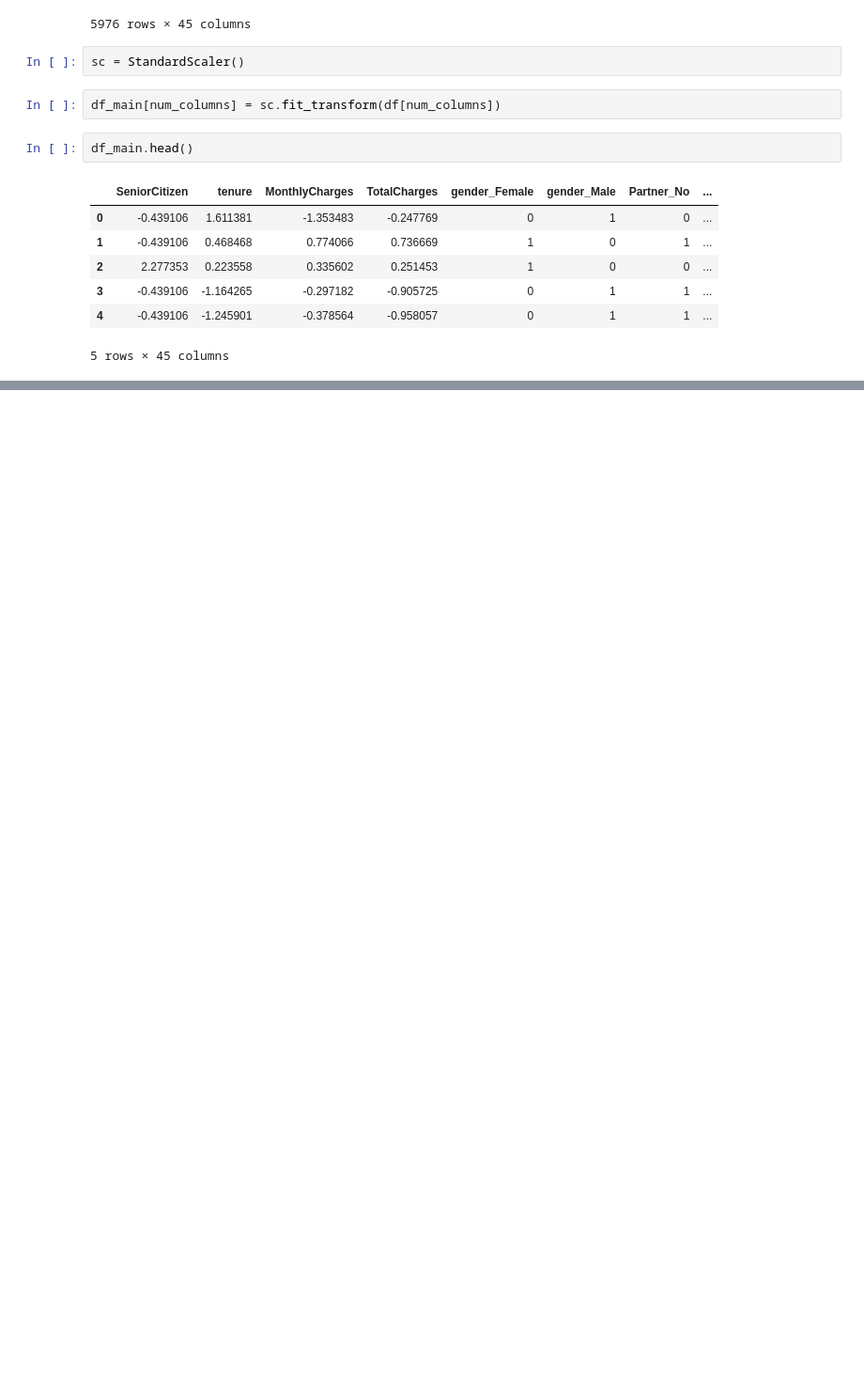
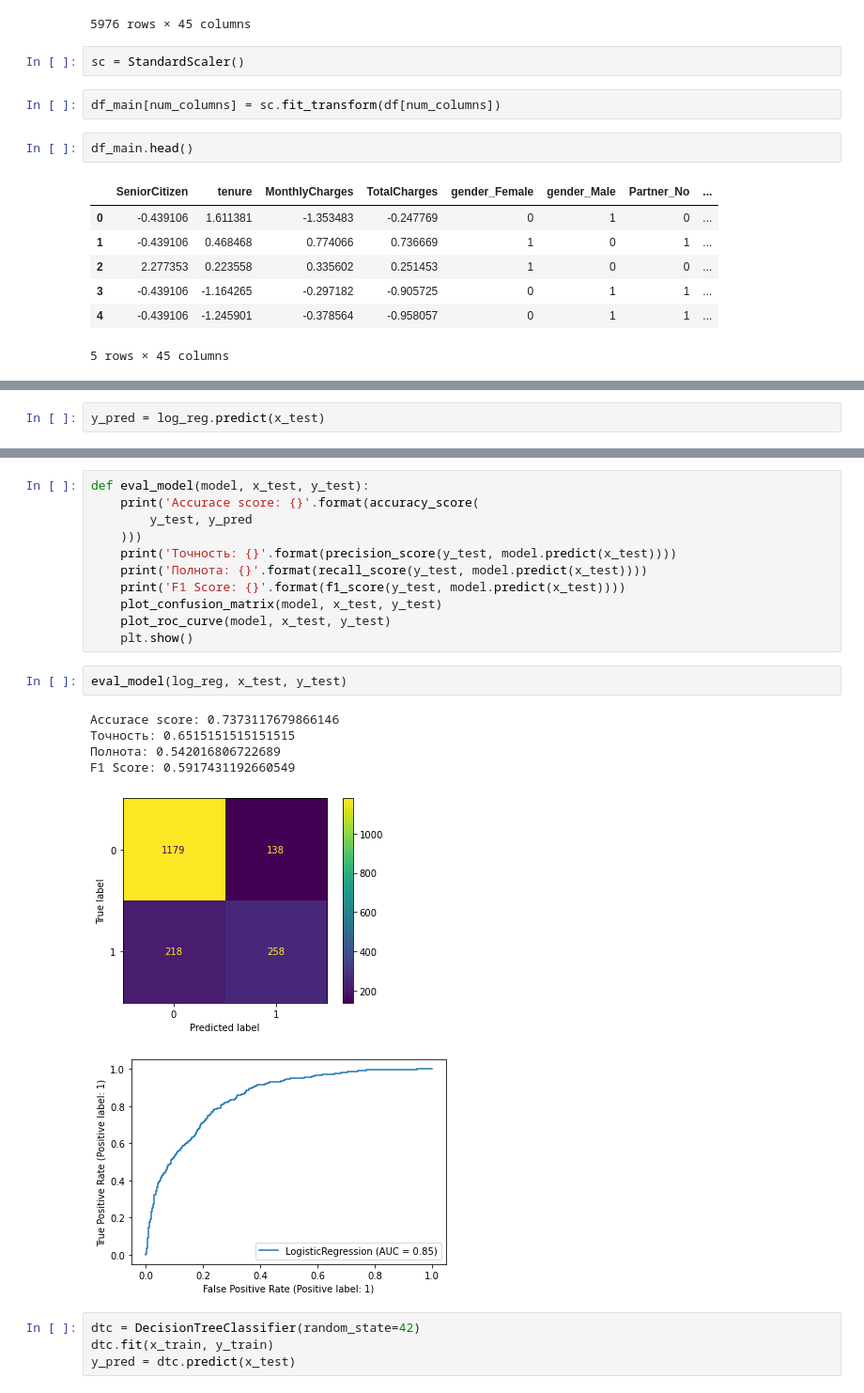
Before and after one commit to vorontsovdg/SB_CourceworkML_1, a Jupyter notebook: CourceWork_Analytics.ipynb, the cells around one changed output, grey strips where cells are left out. Shown: that part at 94% size. Cells and saved outputs as stored; diff of their text form; blank space fills up the shorter version.

Commit message:
implement standard models

```diff
--- a/CourceWork_Analytics.ipynb
+++ b/CourceWork_Analytics.ipynb
@@ -108,0 +145,2 @@ df_main.head()
+# %%
+y_pred = log_reg.predict(x_test)
@@ -108,0 +156,24 @@ df_main.head()
+# %%
+def eval_model(model, x_test, y_test):
+    print('Accurace score: {}'.format(accuracy_score(
+        y_test, y_pred
+    )))
+    print('Точность: {}'.format(precision_score(y_test, model.predict(x_test))))
+    print('Полнота: {}'.format(recall_score(y_test, model.predict(x_test))))
+    print('F1 Score: {}'.format(f1_score(y_test, model.predict(x_test))))
+    plot_confusion_matrix(model, x_test, y_test)
+    plot_roc_curve(model, x_test, y_test)
+    plt.show()
+# %%
+eval_model(log_reg, x_test, y_test)
+# %% [output]
+Accurace score: 0.7373117679866146
+Точность: 0.6515151515151515
+Полнота: 0.542016806722689
+F1 Score: 0.5917431192660549
+[figure, added]
+[figure, added]
+# %%
+dtc = DecisionTreeClassifier(random_state=42)
+dtc.fit(x_train, y_train)
+y_pred = dtc.predict(x_test)
```
Also changed, not shown: parts of 11 cells of this notebook.
